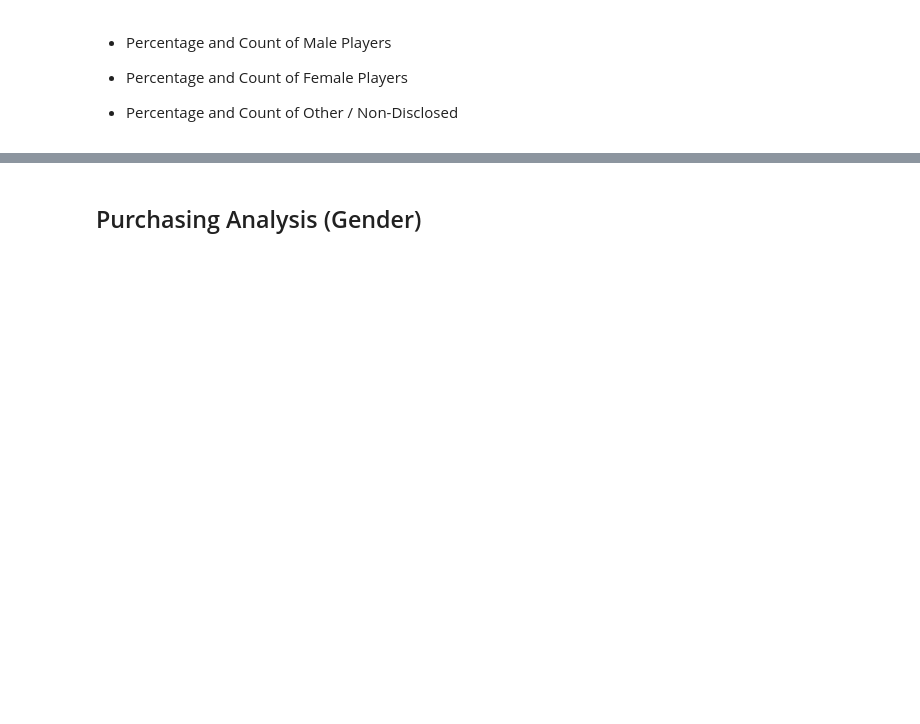
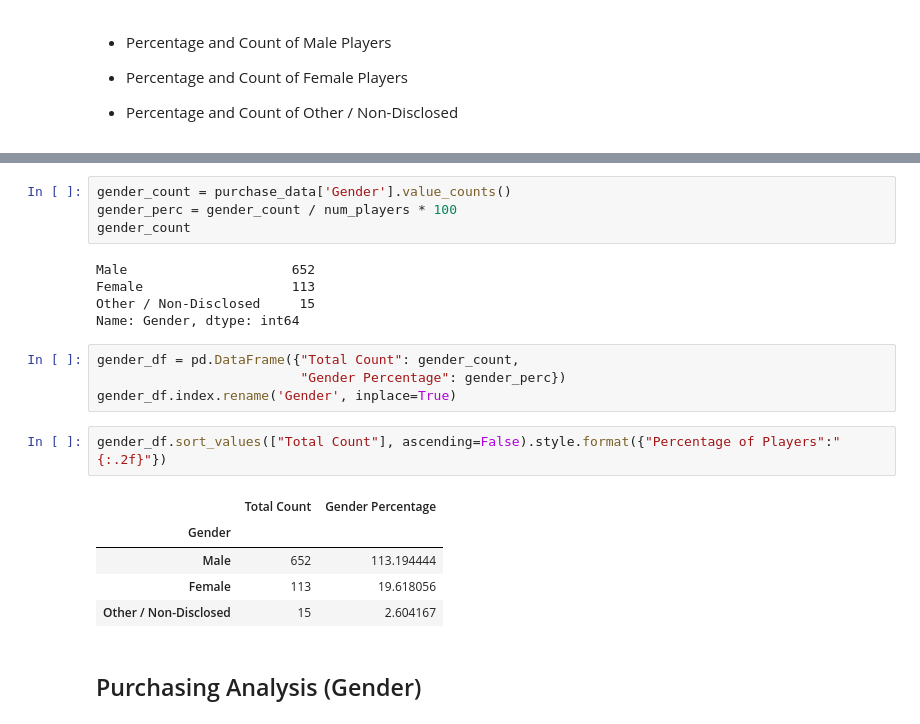
Before and after one commit to gcanales85/Pandas-challenge, a Jupyter notebook: Pandas.ipynb, the cells around one changed output, grey strips where cells are left out. Cells and saved outputs as stored; diff of their text form; blank space fills up the shorter version.

```diff
--- a/Pandas.ipynb
+++ b/Pandas.ipynb
@@ -83,3 +77,24 @@ summary_dataframe.style.format({'Average Price':"${:,.2f}",
+# %%
+gender_count = purchase_data['Gender'].value_counts()
+gender_perc = gender_count / num_players * 100
+gender_count
+# %% [output]
+Male                     652
+Female                   113
+Other / Non-Disclosed     15
+Name: Gender, dtype: int64
+# %%
+gender_df = pd.DataFrame({"Total Count": gender_count,
+                          "Gender Percentage": gender_perc})
+gender_df.index.rename('Gender', inplace=True)
+# %%
+gender_df.sort_values(["Total Count"], ascending=False).style.format({"Percentage of Players":"{:.2f}"})
+# %% [output]
+|  | Total Count | Gender Percentage |
+| Gender |  |  |
+| Male | 652 | 113.194444 |
+| Female | 113 | 19.618056 |
+| Other / Non-Disclosed | 15 | 2.604167 |
 # %% [markdown]
 
 ## Purchasing Analysis (Gender)
```
Also changed, not shown: parts of 10 cells of this notebook.
